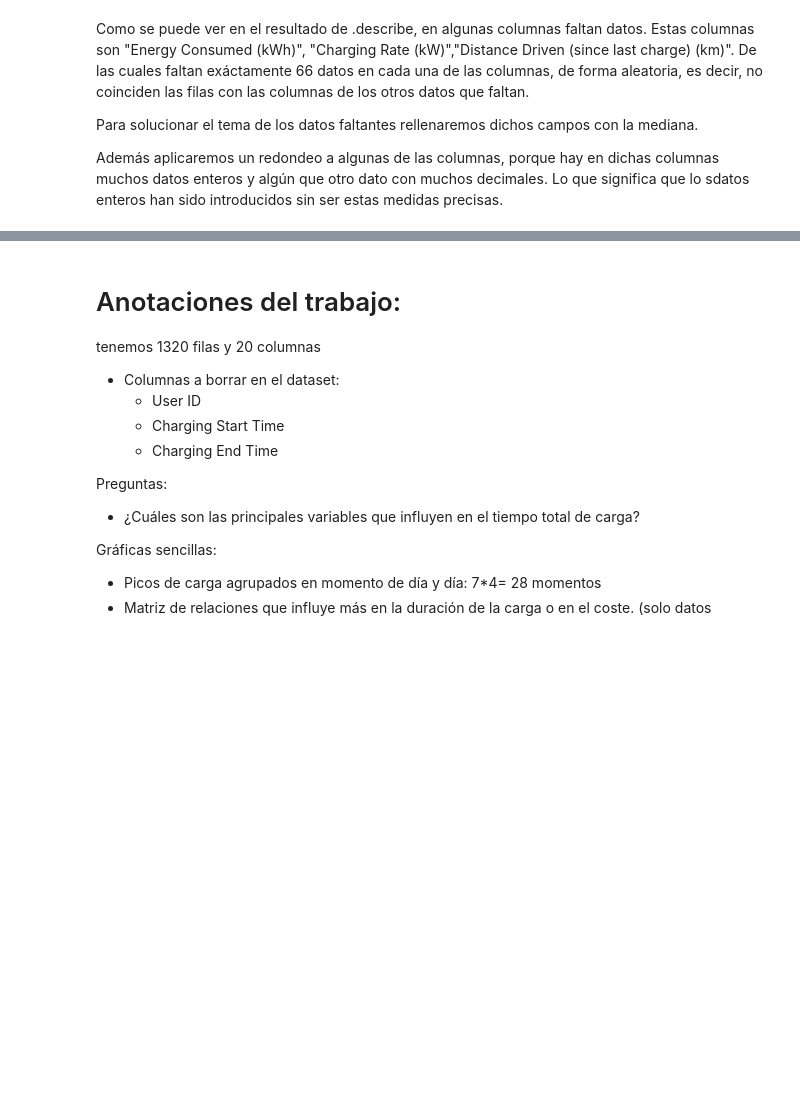
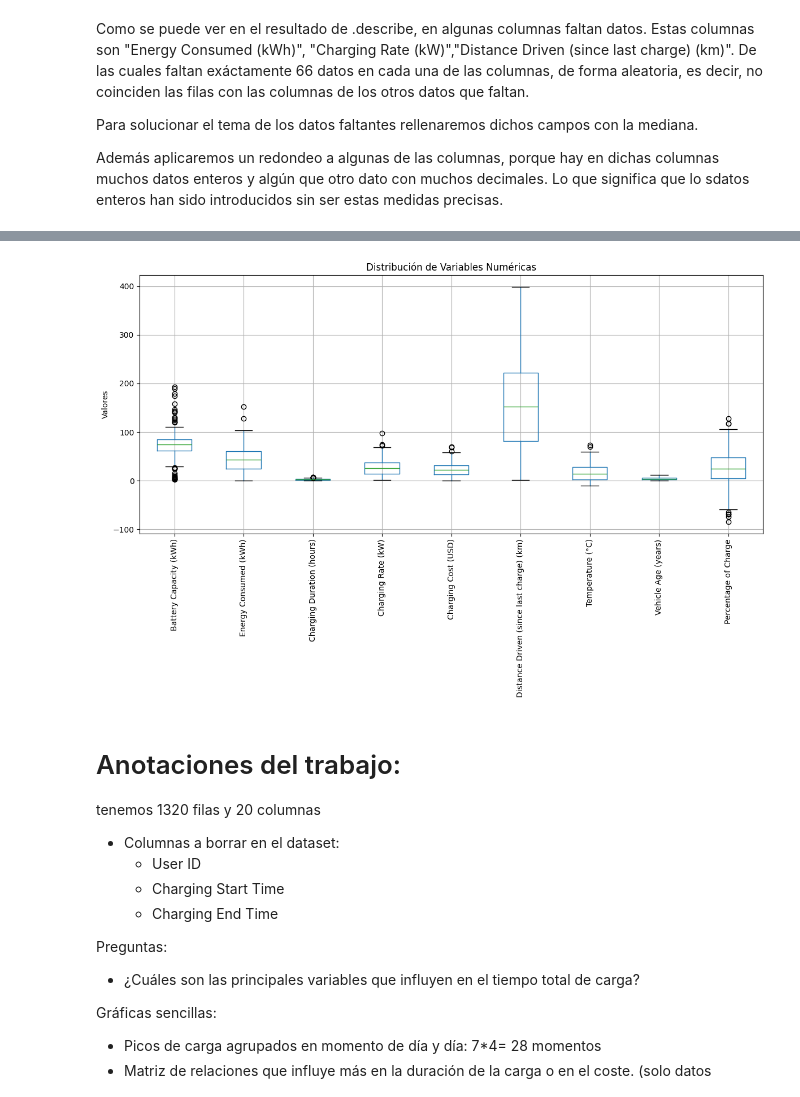
Before and after one commit to bermejo4/MachineLearning-MADI, a Jupyter notebook: DataScience/FinalProject_DS_Jaime.ipynb, the cells around one changed output, grey strips where cells are left out. Saved outputs shown, nothing was run; the diff lists cells and outputs as text; code cells hidden in the pictures; blank space fills up the shorter version.

```diff
--- a/DataScience/FinalProject_DS_Jaime.ipynb
+++ b/DataScience/FinalProject_DS_Jaime.ipynb
@@ -186,3 +246,17 @@ raw_data
+# %%
+numeric_columns = data_cleaned.describe().columns  # Seleccionar las columnas numéricas a partir de describe()
+
+# Generar el gráfico de boxplot
+plt.figure(figsize=(12, 8))
+data_cleaned[numeric_columns].boxplot()
+plt.title("Distribución de Variables Numéricas")
+plt.xticks(rotation=90)
+plt.ylabel("Valores")
+plt.grid(True)
+plt.tight_layout()
+plt.show()
+# %% [output]
+[figure, added]
 # %% [markdown]
 # Anotaciones del trabajo:
 
```
Also changed, not shown: parts of 7 cells of this notebook.
